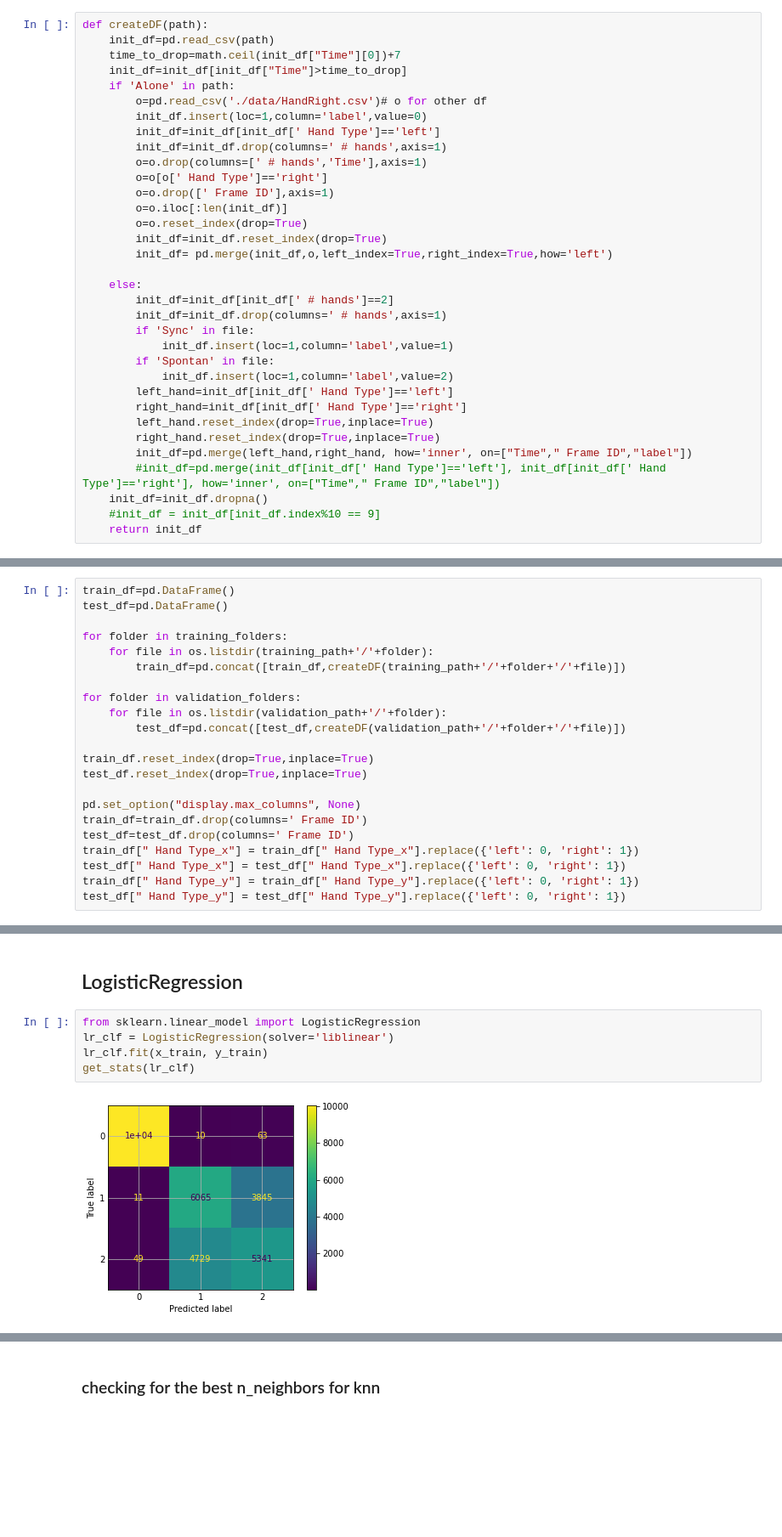
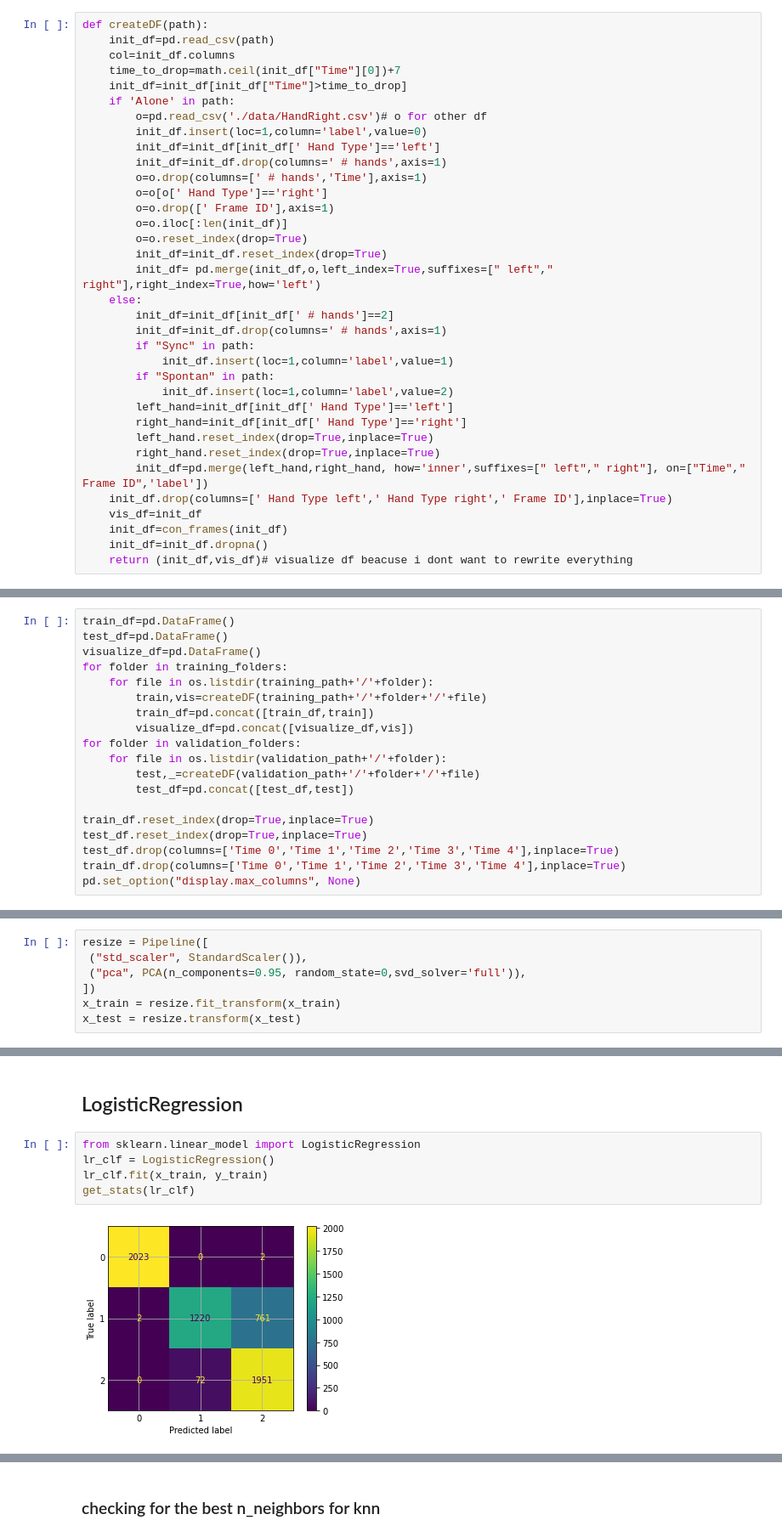
Before and after one commit to TalSomech/Data-Sc-101, a Jupyter notebook: Hands.ipynb, the cells around one changed output, grey strips where cells are left out. Shown at 85% size. Drawn from its saved outputs; the diff is of its cells as text; blank space fills up the shorter version.

```diff
--- a/Hands.ipynb
+++ b/Hands.ipynb
@@ -24,6 +33,7 @@ validation_folders=os.listdir(validation_path)
 # %%
 def createDF(path):
     init_df=pd.read_csv(path)
+    col=init_df.columns
     time_to_drop=math.ceil(init_df["Time"][0])+7
     init_df=init_df[init_df["Time"]>time_to_drop]
     if 'Alone' in path:
@@ -37,21 +47,21 @@ def createDF(path):
         o=o.iloc[:len(init_df)]
         o=o.reset_index(drop=True)
         init_df=init_df.reset_index(drop=True)
-        init_df= pd.merge(init_df,o,left_index=True,right_index=True,how='left')
-
+        init_df= pd.merge(init_df,o,left_index=True,suffixes=[" left"," right"],right_index=True,how='left')
     else:
         init_df=init_df[init_df[' # hands']==2]
         init_df=init_df.drop(columns=' # hands',axis=1)
-        if 'Sync' in file:
+        if "Sync" in path:
             init_df.insert(loc=1,column='label',value=1)
-        if 'Spontan' in file:
+        if "Spontan" in path:
             init_df.insert(loc=1,column='label',value=2)
         left_hand=init_df[init_df[' Hand Type']=='left']
         right_hand=init_df[init_df[' Hand Type']=='right']
         left_hand.reset_index(drop=True,inplace=True)
         right_hand.reset_index(drop=True,inplace=True)
-        init_df=pd.merge(left_hand,right_hand, how='inner', on=["Time"," Frame ID","label"])
-        #init_df=pd.merge(init_df[init_df[' Hand Type']=='left'], init_df[init_df[' Hand Type']=='right'], how='inner', on=["Time"," Frame ID","label"])
+        init_df=pd.merge(left_hand,right_hand, how='inner',suffixes=[" left"," right"], on=["Time"," Frame ID",'label'])
+    init_df.drop(columns=[' Hand Type left',' Hand Type right',' Frame ID'],inplace=True)
+    vis_df=init_df
+    init_df=con_frames(init_df)
     init_df=init_df.dropna()
-    #init_df = init_df[init_df.index%10 == 9]
-    return init_df
+    return (init_df,vis_df)# visualize df beacuse i dont want to rewrite everything
@@ -60,22 +87,19 @@ def createDF(path):
 # %%
 train_df=pd.DataFrame()
 test_df=pd.DataFrame()
-
+visualize_df=pd.DataFrame()
 for folder in training_folders:
     for file in os.listdir(training_path+'/'+folder):
-        train_df=pd.concat([train_df,createDF(training_path+'/'+folder+'/'+file)])
-
+        train,vis=createDF(training_path+'/'+folder+'/'+file)
+        train_df=pd.concat([train_df,train])
+        visualize_df=pd.concat([visualize_df,vis])
 for folder in validation_folders:
     for file in os.listdir(validation_path+'/'+folder):
-        test_df=pd.concat([test_df,createDF(validation_path+'/'+folder+'/'+file)])
+        test,_=createDF(validation_path+'/'+folder+'/'+file)
+        test_df=pd.concat([test_df,test])
 
 train_df.reset_index(drop=True,inplace=True)
 test_df.reset_index(drop=True,inplace=True)
-
+test_df.drop(columns=['Time 0','Time 1','Time 2','Time 3','Time 4'],inplace=True)
+train_df.drop(columns=['Time 0','Time 1','Time 2','Time 3','Time 4'],inplace=True)
 pd.set_option("display.max_columns", None)
-train_df=train_df.drop(columns=' Frame ID')
-test_df=test_df.drop(columns=' Frame ID')
-train_df[" Hand Type_x"] = train_df[" Hand Type_x"].replace({'left': 0, 'right': 1})
-test_df[" Hand Type_x"] = test_df[" Hand Type_x"].replace({'left': 0, 'right': 1})
-train_df[" Hand Type_y"] = train_df[" Hand Type_y"].replace({'left': 0, 'right': 1})
-test_df[" Hand Type_y"] = test_df[" Hand Type_y"].replace({'left': 0, 'right': 1})
@@ -195,0 +240,7 @@ x_test=std_scalar.transform(x_test)
+# %%
+resize = Pipeline([
+ ("std_scaler", StandardScaler()),
+ ("pca", PCA(n_components=0.95, random_state=0,svd_solver='full')),
+])
+x_train = resize.fit_transform(x_train)
+x_test = resize.transform(x_test)
@@ -249,10 +309,10 @@ XGBClassifier Accuracy: 0.7210419911841712
 ## LogisticRegression
 # %%
 from sklearn.linear_model import LogisticRegression
-lr_clf = LogisticRegression(solver='liblinear')
+lr_clf = LogisticRegression()
 lr_clf.fit(x_train, y_train)
 get_stats(lr_clf)
 # %% [output]
-[figure, old version]
+[figure, new version]
               precision    recall  f1-score   support
 
```
Also changed, not shown: parts of 27 cells of this notebook, 1 other file.
